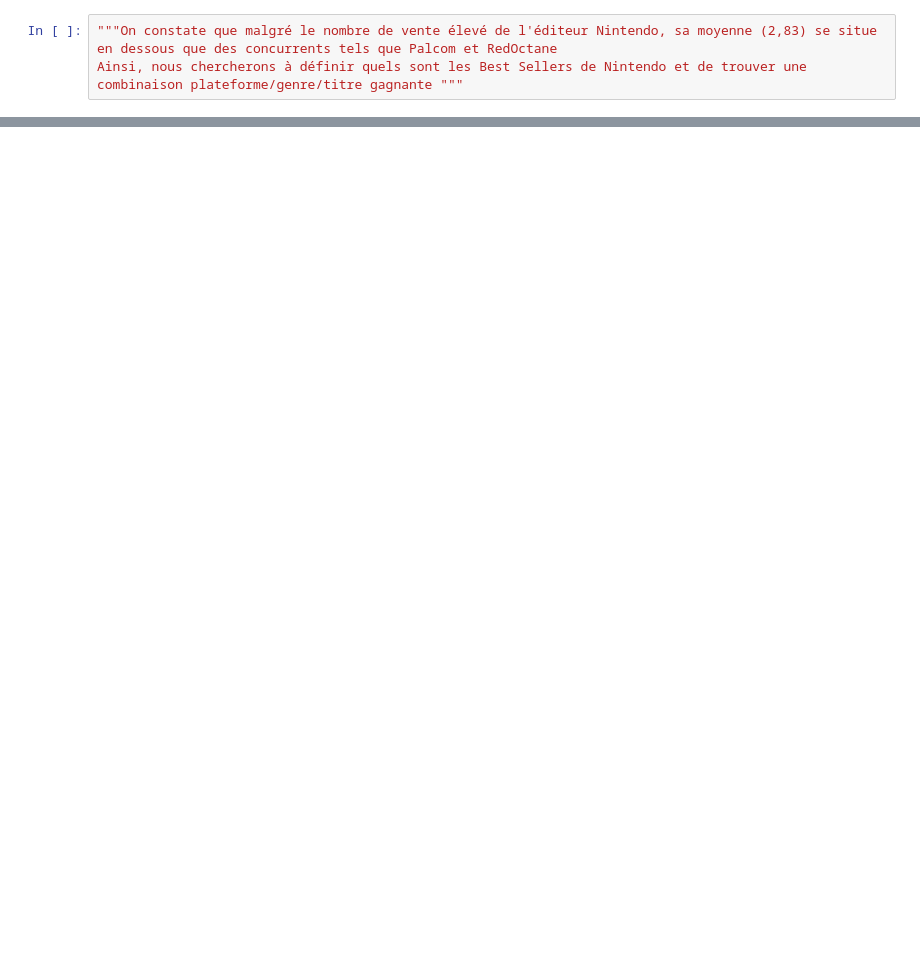
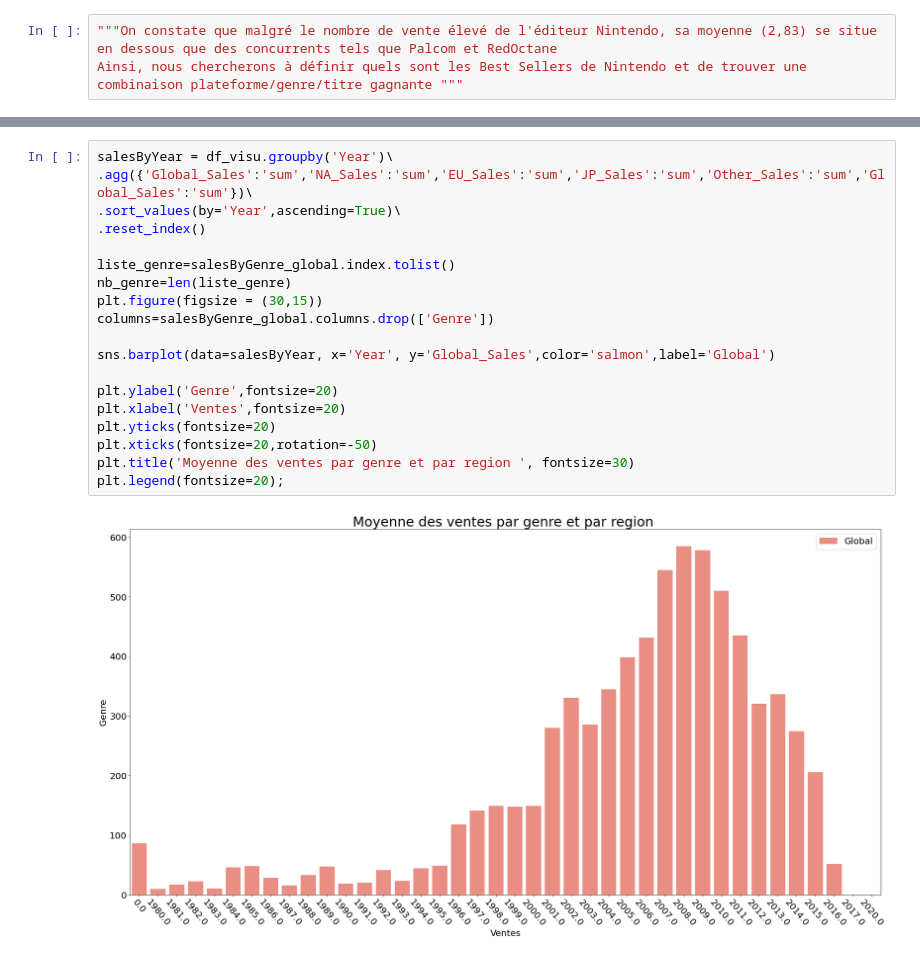
Before and after one commit to Pascal-Thai/GamingSales, a Jupyter notebook: GamingSales-Visualisation.ipynb, the cells around one changed output, grey strips where cells are left out. Drawn from its saved outputs; the diff is of its cells as text; blank space fills up the shorter version.

```diff
--- a/GamingSales-Visualisation.ipynb
+++ b/GamingSales-Visualisation.ipynb
@@ -377,0 +300,21 @@ Ainsi, nous chercherons à définir quels sont les Best Sellers de Nintendo et d
+# %%
+salesByYear = df_visu.groupby('Year')\
+.agg({'Global_Sales':'sum','NA_Sales':'sum','EU_Sales':'sum','JP_Sales':'sum','Other_Sales':'sum','Global_Sales':'sum'})\
+.sort_values(by='Year',ascending=True)\
+.reset_index()
+
+liste_genre=salesByGenre_global.index.tolist()
+nb_genre=len(liste_genre)
+plt.figure(figsize = (30,15))
+columns=salesByGenre_global.columns.drop(['Genre'])
+
+sns.barplot(data=salesByYear, x='Year', y='Global_Sales',color='salmon',label='Global')
+
+plt.ylabel('Genre',fontsize=20)
+plt.xlabel('Ventes',fontsize=20)
+plt.yticks(fontsize=20)
+plt.xticks(fontsize=20,rotation=-50)
+plt.title('Moyenne des ventes par genre et par region ', fontsize=30)
+plt.legend(fontsize=20);
+# %% [output]
+[figure, added]
```
Also changed, not shown: parts of 10 cells of this notebook, 2 other files.
